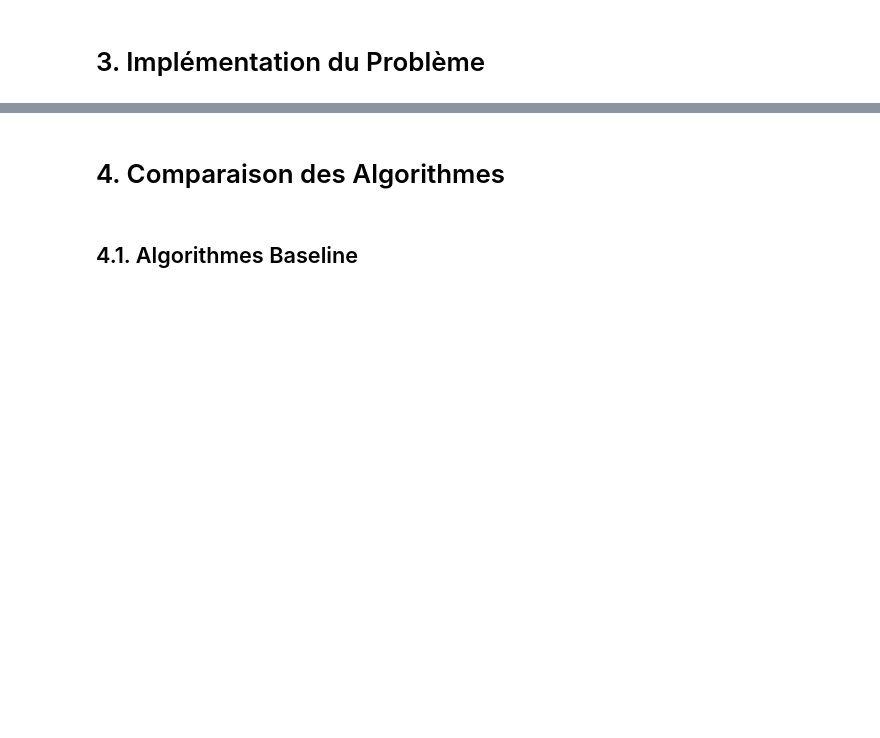
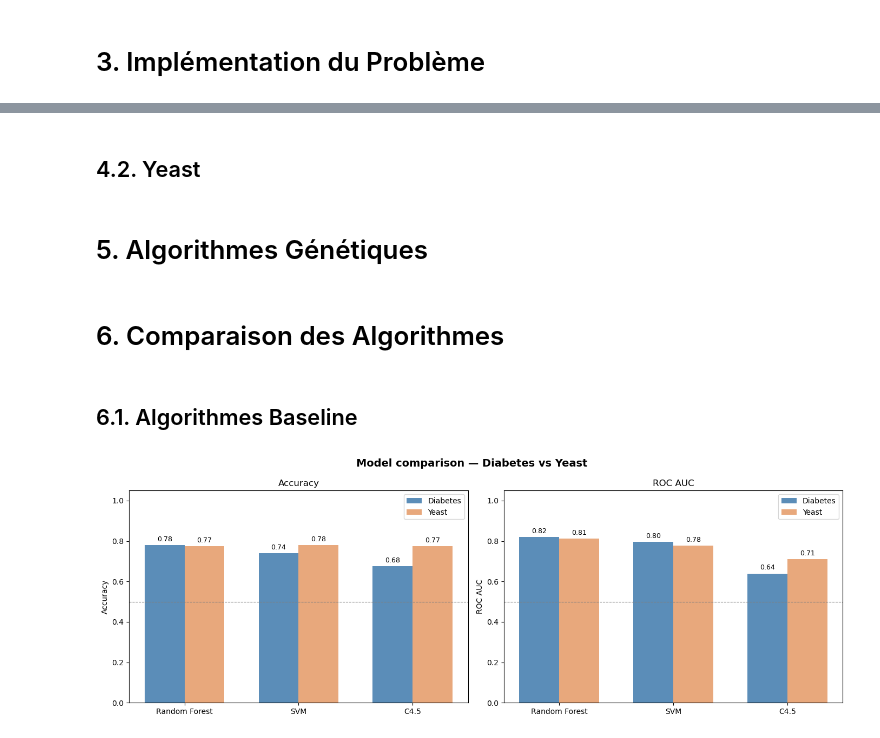
Before and after one commit to mrdedede/projet-oafd, a Jupyter notebook: classif_multi.ipynb, the cells around one changed output, grey strips where cells are left out. Cells and saved outputs as stored; diff of their text form; code cells hidden in the pictures; blank space fills up the shorter version.

Commit message:
feat: Implementation des algorithmes de base

```diff
--- a/classif_multi.ipynb
+++ b/classif_multi.ipynb
@@ -117,0 +195,2 @@ class PartialClassificationProblem(Problem):
+# %% [markdown]
+## 4.2. Yeast
@@ -118,4 +267,47 @@ class PartialClassificationProblem(Problem):
+# %% [markdown]
+# 5. Algorithmes Génétiques
 # %% [markdown]
-# 4. Comparaison des Algorithmes
+# 6. Comparaison des Algorithmes
 # %% [markdown]
-## 4.1. Algorithmes Baseline
+## 6.1. Algorithmes Baseline
+# %%
+datasets = {
+    "Diabetes": results_diabetes,
+    "Yeast":    results_yeast
+}
+
+metrics   = ["Accuracy", "ROC AUC"]
+model_names = ["Random Forest", "SVM", "C4.5"]
+x = np.arange(len(model_names))
+width = 0.35
+
+fig, axes = plt.subplots(1, 2, figsize=(14, 5))
+fig.suptitle("Model comparison — Diabetes vs Yeast", fontsize=14, fontweight='bold')
+
+for ax, metric in zip(axes, metrics):
+    bars_diabetes = [results_diabetes[m][metric] for m in model_names]
+    bars_yeast    = [results_yeast[m][metric]    for m in model_names]
+
+    ax.bar(x - width/2, bars_diabetes, width, label="Diabetes", color="#5B8DB8")
+    ax.bar(x + width/2, bars_yeast,    width, label="Yeast",    color="#E8A87C")
+
+    ax.set_title(metric)
+    ax.set_xticks(x)
+    ax.set_xticklabels(model_names)
+    ax.set_ylim(0, 1.05)
+    ax.set_ylabel(metric)
+    ax.legend()
+    ax.axhline(0.5, color='gray', linestyle='--', linewidth=0.8, label='Baseline')
+
+    # Add value labels on top of each bar
+    for bar in ax.patches:
+        ax.annotate(f"{bar.get_height():.2f}",
+                    xy=(bar.get_x() + bar.get_width() / 2, bar.get_height()),
+                    xytext=(0, 3), textcoords="offset points",
+                    ha='center', va='bottom', fontsize=9)
+
+plt.tight_layout()
+plt.savefig("comparison_metrics.png", dpi=150)
+plt.show()
+# %% [output]
+[figure, added]
```
Also changed, not shown: parts of 8 cells of this notebook.
